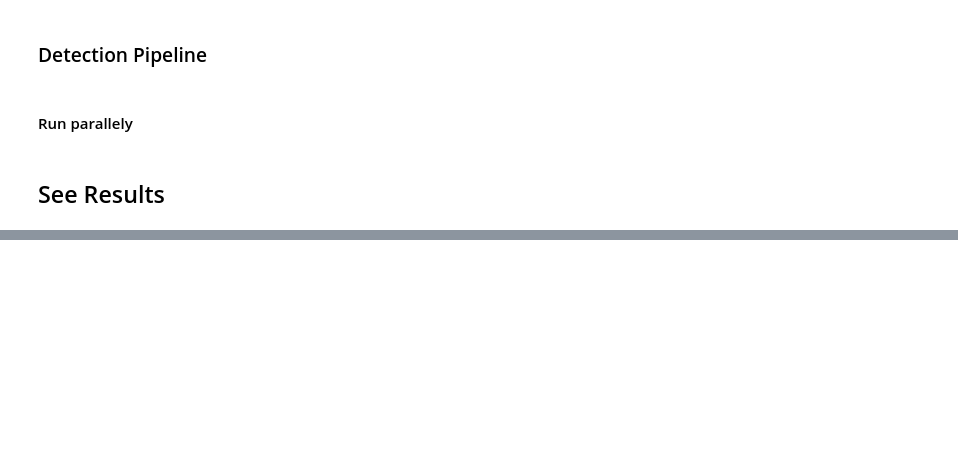
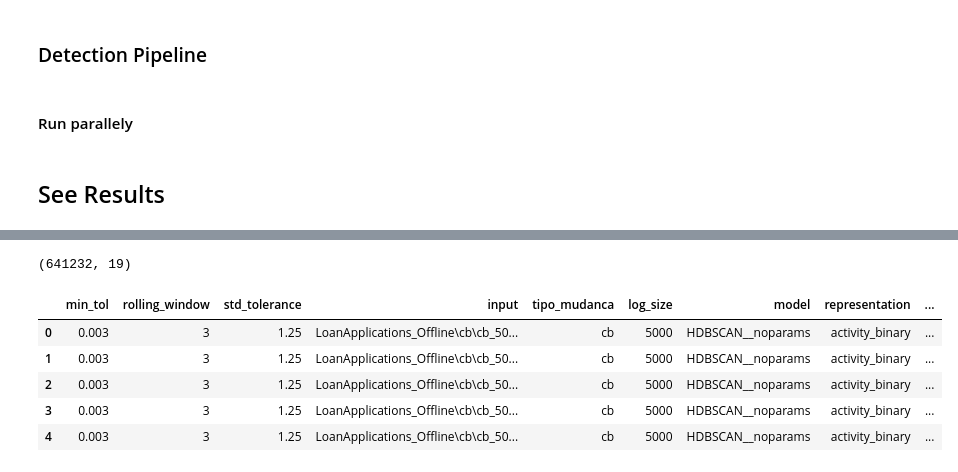
Before and after one commit to AC-Meira/trace_clustering_process_drift_detection, a Jupyter notebook: Experiments Execution with DBSCAN.ipynb, the cells around one changed output, grey strips where cells are left out. Saved outputs shown, nothing was run; the diff lists cells and outputs as text; code cells hidden in the pictures; blank space fills up the shorter version.

```diff
--- a/Experiments Execution with DBSCAN.ipynb
+++ b/Experiments Execution with DBSCAN.ipynb
@@ -447,0 +487,13 @@ all_results.to_excel('Resultados_CB_DBSCAN.xlsx')
+# %%
+# Import as file
+all_results = pd.read_pickle('all_results_HDBSCAN', compression='gzip')
+print(all_results.shape)
+all_results.head()
+# %% [output]
+(641232, 19)
+|  | min_tol | rolling_window | std_tolerance | input | tipo_mudanca | log_size | model | representation | ... |
+| 0 | 0.003 | 3 | 1.25 | LoanApplications_Offline\cb\cb_50... | cb | 5000 | HDBSCAN__noparams | activity_binary | ... |
+| 1 | 0.003 | 3 | 1.25 | LoanApplications_Offline\cb\cb_50... | cb | 5000 | HDBSCAN__noparams | activity_binary | ... |
+| 2 | 0.003 | 3 | 1.25 | LoanApplications_Offline\cb\cb_50... | cb | 5000 | HDBSCAN__noparams | activity_binary | ... |
+| 3 | 0.003 | 3 | 1.25 | LoanApplications_Offline\cb\cb_50... | cb | 5000 | HDBSCAN__noparams | activity_binary | ... |
+| 4 | 0.003 | 3 | 1.25 | LoanApplications_Offline\cb\cb_50... | cb | 5000 | HDBSCAN__noparams | activity_binary | ... |
```
Also changed, not shown: parts of 22 cells of this notebook, 2 other files.
